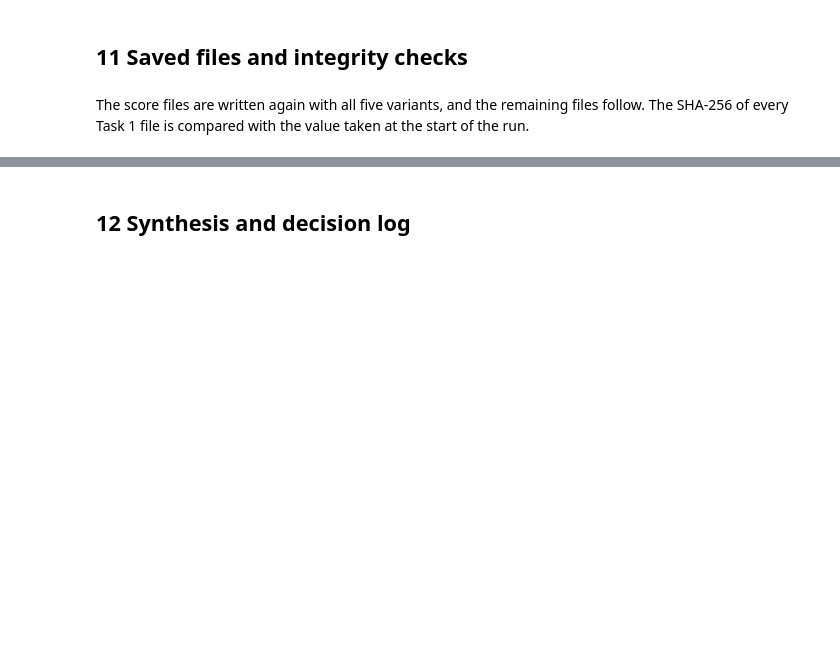
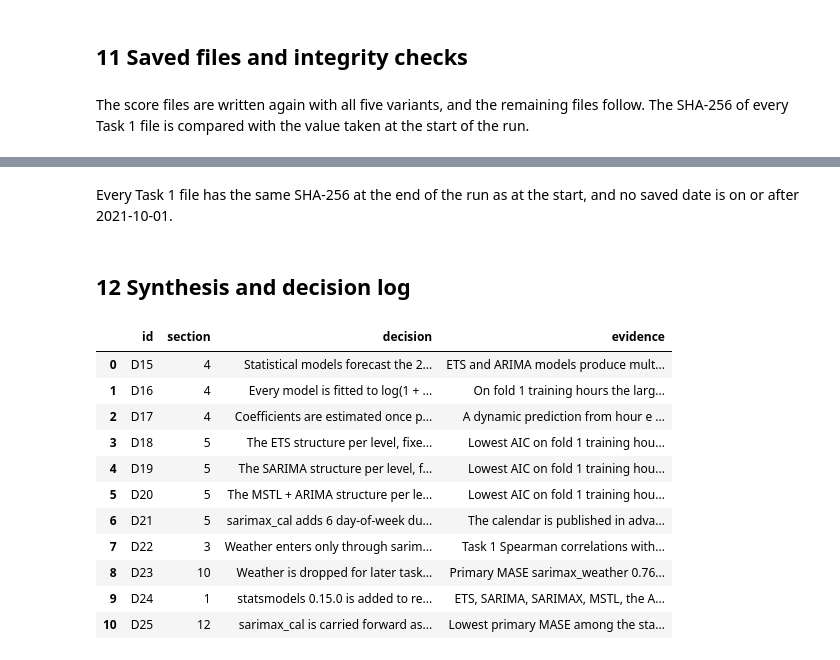
Before and after one commit to AmirMasnavi/MINDD, a Jupyter notebook: project2/Task2.ipynb, the cells around one changed output, grey strips where cells are left out. Cells and saved outputs as stored; diff of their text form; code cells hidden in the pictures; blank space fills up the shorter version.

```diff
--- a/project2/Task2.ipynb
+++ b/project2/Task2.ipynb
@@ -678,6 +790,7 @@ with timed("6 Fitting and forecasting"):
     n_issuances = FOLDS.set_index("fold")["validation_issuances"]
     for (m, lvl, f), g in FC.groupby(["method", "level", "fold"]):
         assert len(g) == 24 * n_issuances[f], (m, lvl, f)
+    assert (FITS.groupby(["method", "level"])["n_params"].nunique() == 1).all(), "structure changed across folds"
 
     for (m, lvl, f), o in CELLS.items():
         if o["params"] is not None:
@@ -943,15 +1236,30 @@ with timed("10 Weather and cost"):
     weather_table = d_cells.unstack("fold")
     improved = int((d_cells < 0).sum())
     WEATHER_KEPT = bool(d_primary < 0)
+    weather_folds = []
+    for f in FOLDS["fold"]:
+        row = FOLDS.set_index("fold").loc[f]
+        train_t = WEATHER.loc[row["train_from"]:row["train_before"] - pd.Timedelta(days=1), "network"]
+        valid_t = WEATHER.loc[row["validate_from"]:row["validate_before"] - pd.Timedelta(days=1), "network"]
+        weather_folds.append({"fold": f, "train_min": train_t.min(), "train_max": train_t.max(),
+                              "valid_min": valid_t.min(), "valid_max": valid_t.max(),
+                              "valid_days_below_train_min": int((valid_t < train_t.min()).sum()),
+                              "temperature_coef_network": CELLS[("sarimax_weather", "network", f)]["params"]["temperature"]})
+    weather_folds = pd.DataFrame(weather_folds).set_index("fold")
 
 display(pd.DataFrame({"sarimax_cal": per_fold.loc["sarimax_cal"], "sarimax_weather": per_fold.loc["sarimax_weather"],
                       "difference": d_fold}).T.assign(primary=[primary["sarimax_cal"], primary["sarimax_weather"],
                                                               d_primary]))
 print("difference in MASE per (level, fold): sarimax_weather minus sarimax_cal")
 display(weather_table.loc[LEVELS])
+print("network temperature (deg C) in each fold's training and validation days, and the fitted coefficient")
+display(weather_folds.round({"train_min": 1, "train_max": 1, "valid_min": 1, "valid_max": 1,
+                             "temperature_coef_network": 4}))
 results["weather_effect"] = {"primary_difference": r(d_primary, 5),
                              "fold_difference": {str(f): r(v, 5) for f, v in d_fold.items()},
-                             "cells_improved": improved}
+                             "cells_improved": improved,
+                             "folds": {str(f): {k: (int(v) if k == "valid_days_below_train_min" else r(v, 4))
+                                                for k, v in row.items()} for f, row in weather_folds.iterrows()}}
 results["weather_kept"] = WEATHER_KEPT
 add_decision(
     "D23", "10",
@@ -971,7 +1308,7 @@ with timed("10 Weather and cost"):
     cost = FITS.groupby("method")[["fit_seconds", "forecast_seconds"]].agg(["sum", "max"]).reindex(METHODS)
 display(cost)
 print(f"Section 6 wall time: {fit_wall_seconds:.0f} s with {N_JOBS} workers")
-results["cost_seconds"] = {m: {"fit_sum": r(cost.at[m, ("fit_seconds", "sum")], 1),
+run_cost = {m: {"fit_sum": r(cost.at[m, ("fit_seconds", "sum")], 1),
                                "fit_max": r(cost.at[m, ("fit_seconds", "max")], 1),
                                "forecast_max": r(cost.at[m, ("forecast_seconds", "max")], 1)} for m in METHODS}
-results["fit_wall_seconds"] = r(fit_wall_seconds, 0)
+# run times differ between runs, so they are saved in task2_run_info.json and not in task2_results.json
@@ -1017,23 +1390,39 @@ print("run time so far:", run_info["total_seconds"], "s")
+# %% [markdown]
+Every Task 1 file has the same SHA-256 at the end of the run as at the start, and no saved date is on or after
+2021-10-01.
 # %% [markdown]
 ## 12 Synthesis and decision log
 # %%
 statistical = COMPARISON[COMPARISON["family"] != "baseline"].set_index("method")
 best = statistical["primary_mase"].idxmin()
 beats = statistical.at[best, "primary_mase"] < primary["mean_4w"]
 CARRIED = best if beats else None
 results["carried_forward"] = CARRIED
 add_decision(
     "D25", "12",
     (f"{best} is carried forward as the statistical reference for Task 3." if beats else
      "No statistical model is carried forward: none beats mean_4w."),
     f"Lowest primary MASE among the statistical models: {best} {statistical.at[best, 'primary_mase']:.4f} against "
     f"mean_4w {primary['mean_4w']:.4f}; below mean_4w in {statistical.at[best, 'cells_beating_mean_4w']} of the 16 "
     f"(level, fold) cells; per fold "
     + ", ".join(f"{per_fold.at[best, f]:.3f}" for f in FOLDS["fold"]) + ".",
 )
-ids = sorted(d["id"] for d in decisions)
+ids = sorted((d["id"] for d in decisions), key=lambda i: int(i[1:]))
 assert ids == [f"D{k}" for k in range(15, 26)], ids
 pd.DataFrame(sorted(decisions, key=lambda d: int(d["id"][1:]))).to_csv(OUT / "task2_decision_log.csv", index=False)
 (OUT / "task2_results.json").write_text(json.dumps(results, indent=1, ensure_ascii=False) + "\n")
 with pd.option_context("display.max_colwidth", 220):
     display(pd.read_csv(OUT / "task2_decision_log.csv", dtype=str))
+# %% [output]
+|  | id | section | decision | evidence |
+| 0 | D15 | 4 | Statistical models forecast the 2... | ETS and ARIMA models produce mult... |
+| 1 | D16 | 4 | Every model is fitted to log(1 + ... | On fold 1 training hours the larg... |
+| 2 | D17 | 4 | Coefficients are estimated once p... | A dynamic prediction from hour e ... |
+| 3 | D18 | 5 | The ETS structure per level, fixe... | Lowest AIC on fold 1 training hou... |
+| 4 | D19 | 5 | The SARIMA structure per level, f... | Lowest AIC on fold 1 training hou... |
+| 5 | D20 | 5 | The MSTL + ARIMA structure per le... | Lowest AIC on fold 1 training hou... |
+| 6 | D21 | 5 | sarimax_cal adds 6 day-of-week du... | The calendar is published in adva... |
+| 7 | D22 | 3 | Weather enters only through sarim... | Task 1 Spearman correlations with... |
+| 8 | D23 | 10 | Weather is dropped for later task... | Primary MASE sarimax_weather 0.76... |
+| 9 | D24 | 1 | statsmodels 0.15.0 is added to re... | ETS, SARIMA, SARIMAX, MSTL, the A... |
+| 10 | D25 | 12 | sarimax_cal is carried forward as... | Lowest primary MASE among the sta... |
```
Also changed, not shown: parts of 28 cells of this notebook, 28 other files.
